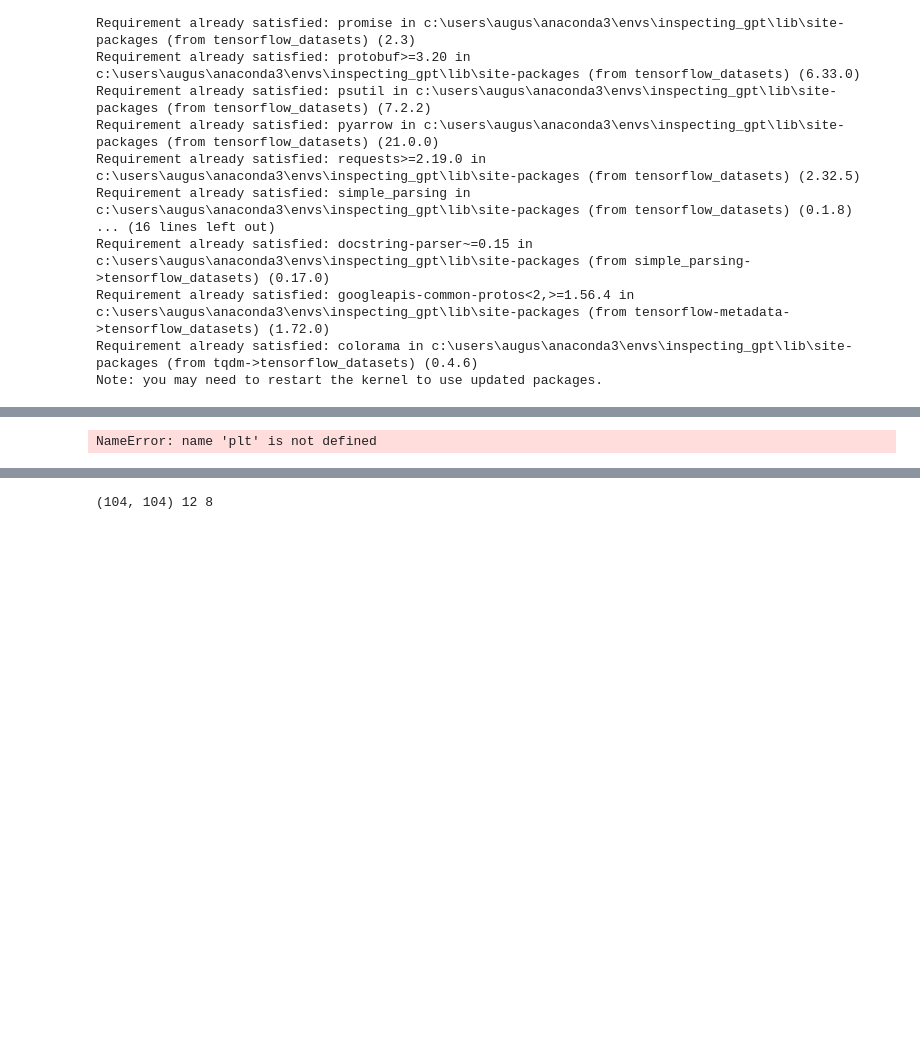
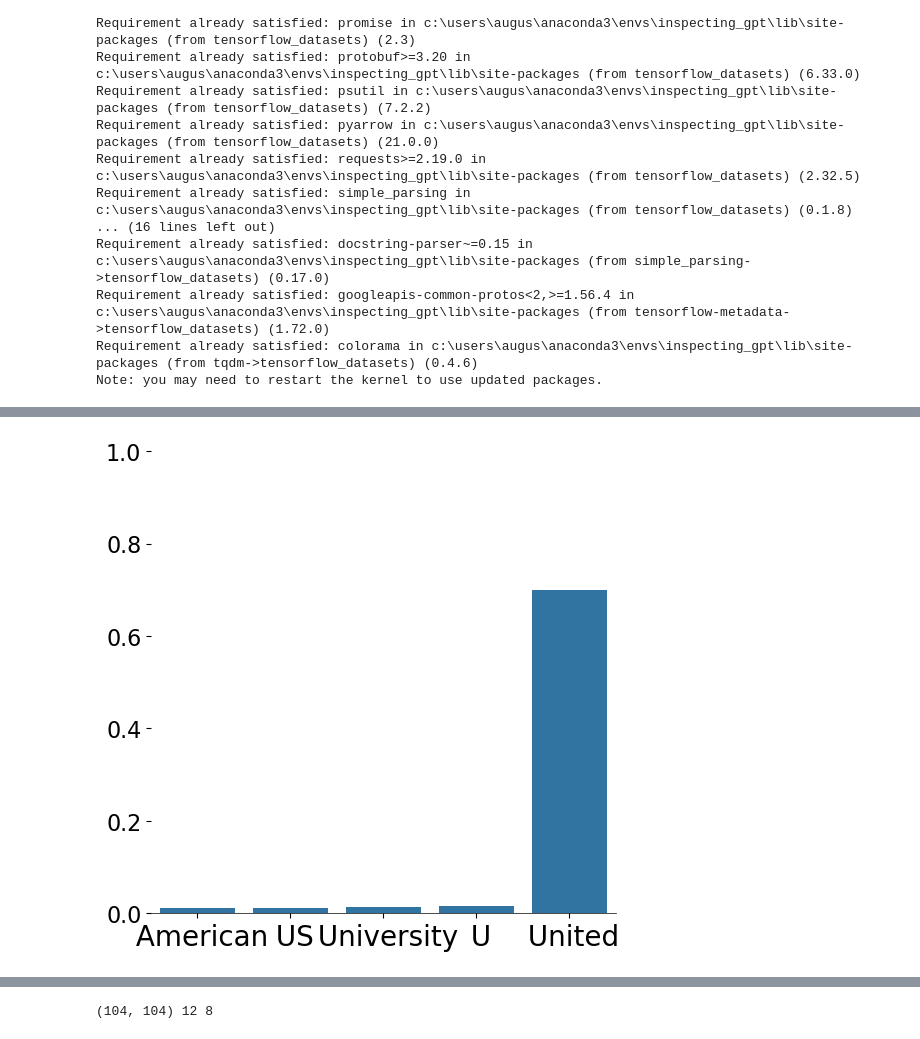
Before and after one commit to rafaelromanrezende/Attention-Interpretability-SeSo, a Jupyter notebook: gpt_example.ipynb, the cells around one changed output, grey strips where cells are left out. Cells and saved outputs as stored; diff of their text form; code cells hidden in the pictures; blank space fills up the shorter version.

```diff
--- a/gpt_example.ipynb
+++ b/gpt_example.ipynb
@@ -289,12 +196,12 @@ Artificial intelligence is the field of study that has been around for a while n
 # %%
 fig = plt.figure(1,figsize=(6,6))
 ax = sns.barplot(x= xax, y=yax, linewidth=0
 )
 sns.despine(fig=fig, ax=None, top=True, right=True, left=True, bottom=False, offset=None, trim=False)
-ax.set_yticks([])
+ax.set_ylim(0,1)
 plt.savefig('rat_bert_bar_{}.png'.format(ex_id), format='png', transparent=True, dpi=360, bbox_inches='tight')
 # %% [output]
-NameError: name 'plt' is not defined
+[figure, added]
 # %%
 plt.figure(2,figsize=(3,6))
 #soma no eixo das cabeças e tira a média
```
Also changed, not shown: parts of 10 cells of this notebook.
